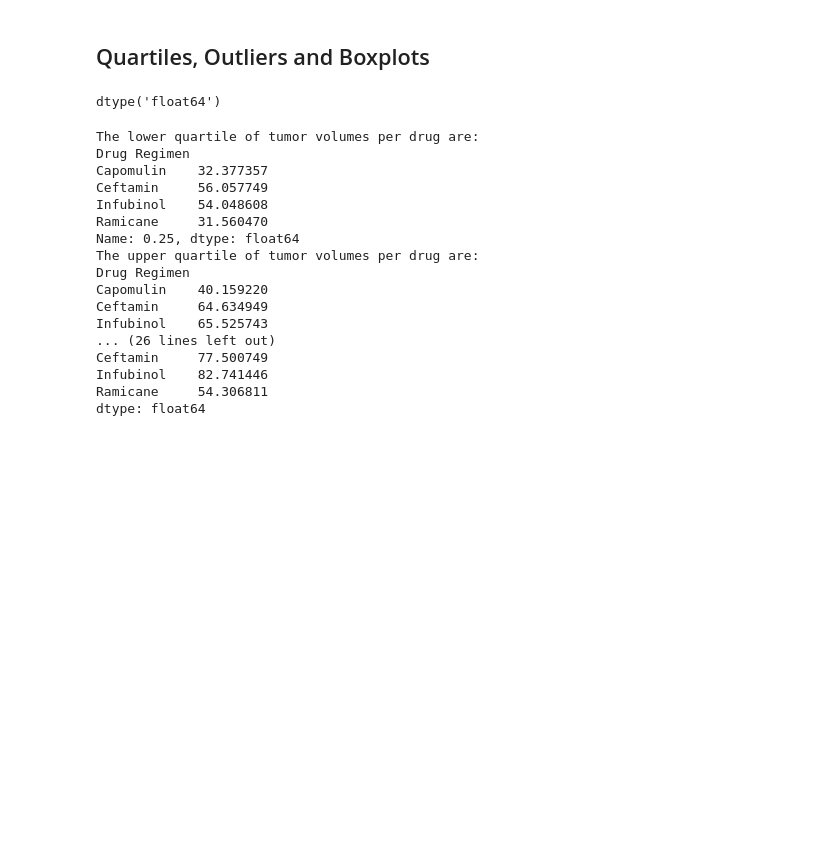
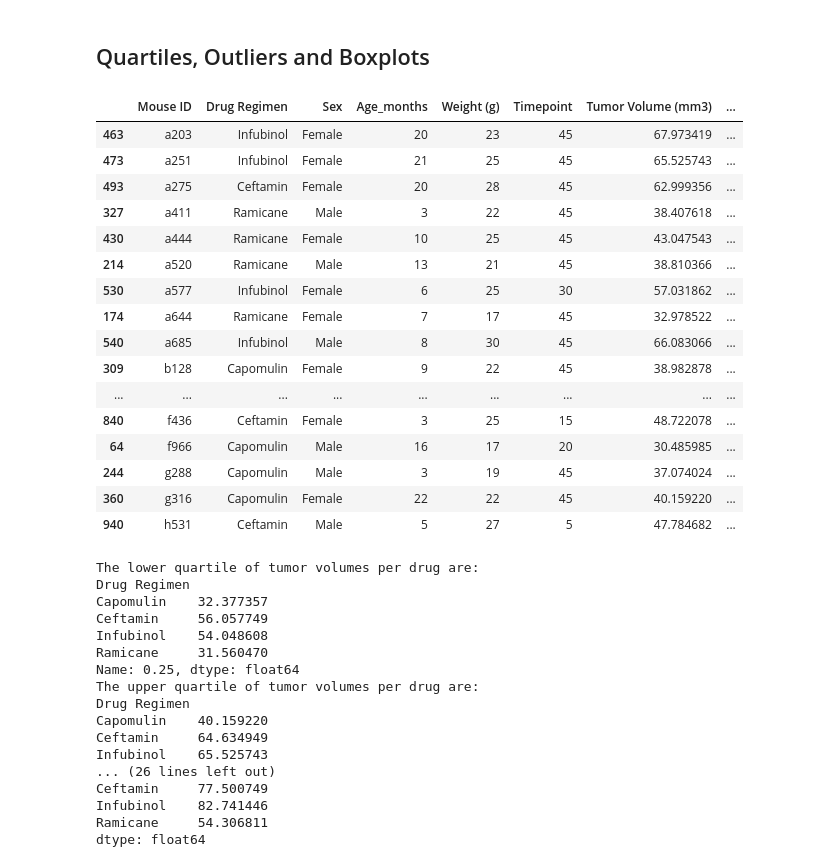
Before and after one commit to Asiha14/matplotlib-challenge, a Jupyter notebook: Pymaceuticals/pymaceuticals_starter - Copy.ipynb, the cells around one changed output. Saved outputs shown, nothing was run; the diff lists cells and outputs as text; code cells hidden in the pictures; blank space fills up the shorter version.

Commit message:
Fixed last 2 steps. Need to add observations.

```diff
--- a/Pymaceuticals/pymaceuticals_starter - Copy.ipynb
+++ b/Pymaceuticals/pymaceuticals_starter - Copy.ipynb
@@ -171,23 +171,39 @@ Text(0.5, 1.0, 'Male vs. Female (pyplot)')
 # %%
 # Calculate the final tumor volume of each mouse across four of the treatment regimens:
 # Capomulin, Ramicane, Infubinol, and Ceftamin
 
 # Start by getting the last (greatest) timepoint for each mouse
 sorted_df = cleaned_df.sort_values(by = ['Mouse ID','Timepoint'])
 sorted_df = sorted_df.drop_duplicates(subset ="Mouse ID",
                      keep = 'last', inplace = False)
 sorted_df = sorted_df[sorted_df['Timepoint'] != 0]
 delete_drugs = ((sorted_df['Drug Regimen'] != 'Placebo') & (sorted_df['Drug Regimen'] != 'Stelasyn') &
 (sorted_df['Drug Regimen'] != 'Zoniferol') & (sorted_df['Drug Regimen'] != 'Ketapril')&
 (sorted_df['Drug Regimen'] != 'Propriva') &(sorted_df['Drug Regimen'] != 'Naftisol'))
 
 sorted_df['Tumor Volume (mm3)'].astype(float)
 df = sorted_df[delete_drugs].groupby(['Drug Regimen'])
 
-# Merge this group df with the original dataframe to get the tumor volume at the last timepoint
-# df.head()
+
+df.head()
 # %% [output]
-dtype('float64')
+|  | Mouse ID | Drug Regimen | Sex | Age_months | Weight (g) | Timepoint | Tumor Volume (mm3) | ... |
+| 463 | a203 | Infubinol | Female | 20 | 23 | 45 | 67.973419 | ... |
+| 473 | a251 | Infubinol | Female | 21 | 25 | 45 | 65.525743 | ... |
+| 493 | a275 | Ceftamin | Female | 20 | 28 | 45 | 62.999356 | ... |
+| 327 | a411 | Ramicane | Male | 3 | 22 | 45 | 38.407618 | ... |
+| 430 | a444 | Ramicane | Female | 10 | 25 | 45 | 43.047543 | ... |
+| 214 | a520 | Ramicane | Male | 13 | 21 | 45 | 38.810366 | ... |
+| 530 | a577 | Infubinol | Female | 6 | 25 | 30 | 57.031862 | ... |
+| 174 | a644 | Ramicane | Female | 7 | 17 | 45 | 32.978522 | ... |
+| 540 | a685 | Infubinol | Male | 8 | 30 | 45 | 66.083066 | ... |
+| 309 | b128 | Capomulin | Female | 9 | 22 | 45 | 38.982878 | ... |
+| ... | ... | ... | ... | ... | ... | ... | ... | ... |
+| 840 | f436 | Ceftamin | Female | 3 | 25 | 15 | 48.722078 | ... |
+| 64 | f966 | Capomulin | Male | 16 | 17 | 20 | 30.485985 | ... |
+| 244 | g288 | Capomulin | Male | 3 | 19 | 45 | 37.074024 | ... |
+| 360 | g316 | Capomulin | Female | 22 | 22 | 45 | 40.159220 | ... |
+| 940 | h531 | Ceftamin | Male | 5 | 27 | 5 | 47.784682 | ... |
 # %%
 # Put treatments into a list for for loop (and later for plot labels)
 
```
Also changed, not shown: parts of 1 cell of this notebook.
